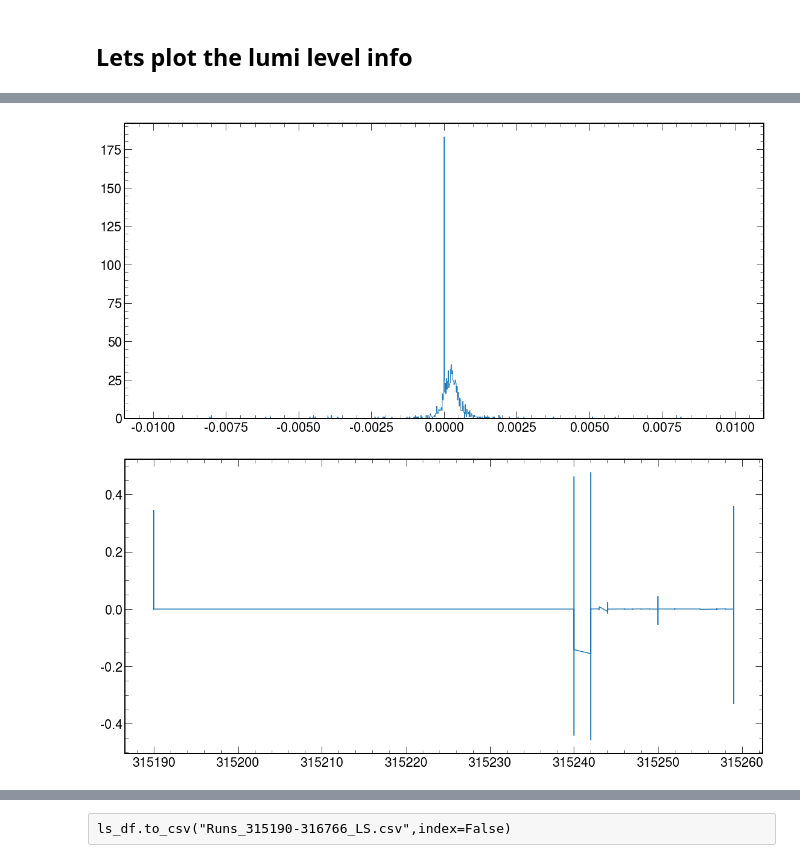
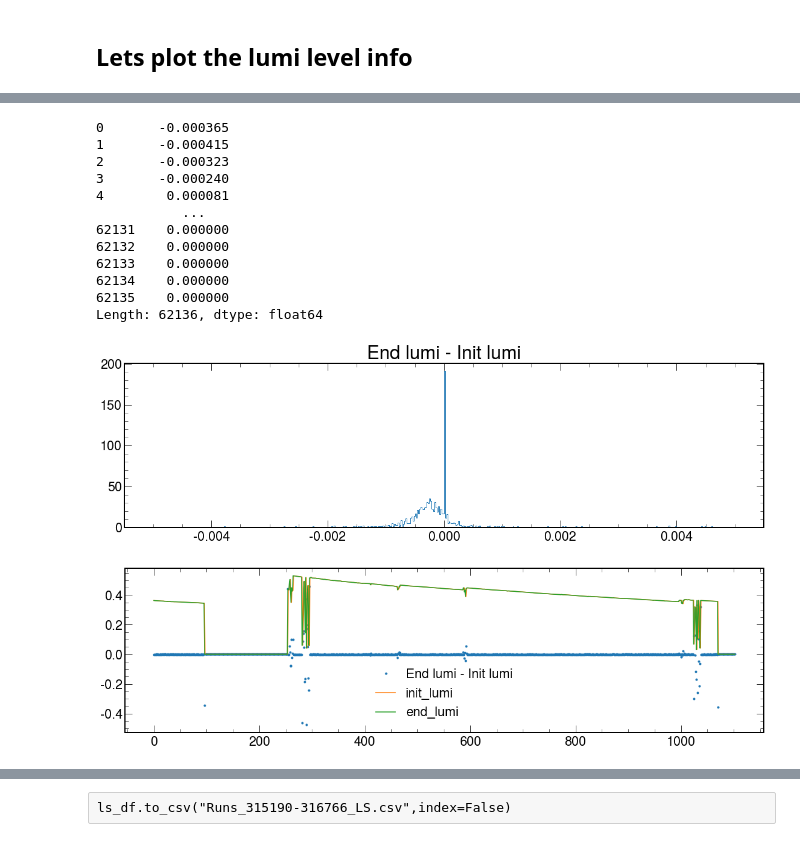
Before and after one commit to GuillermoFidalgo/ML4DQM-DC, a Jupyter notebook: omsapi/OMS Guillermo/Guillermo OMS work.ipynb, the cells around one changed output, grey strips where cells are left out. Drawn from its saved outputs; the diff is of its cells as text; code cells hidden in the pictures.

```diff
--- a/omsapi/OMS Guillermo/Guillermo OMS work.ipynb
+++ b/omsapi/OMS Guillermo/Guillermo OMS work.ipynb
@@ -364,0 +341,2 @@ ls_df.loc[110:120]#[['lumisection_number',"physics_flag","cms_active",'pileup','
+# %%
+ls_df.set_index("run_number").loc[315193]
@@ -396,0 +397,4 @@ print(temp,len(temp))
+# %%
+for i in rundf_coll.run_number.tolist():
+    if i in ls_df.run_number.unique().tolist():
+        print(i)
@@ -414,0 +424,10 @@ lsdf_collisions
+# %%
+def get_collisions(rundf,lsdf):
+    rundf_coll=rundf[rundf['l1_key'].str.contains("collisions")]
+
+    lsdf_coll=lsdf.set_index("run_number")\
+    .loc[[i for i in rundf_coll.run_number.tolist() if i in lsdf.run_number.unique().tolist()]]\
+    .reset_index()
+    return rundf_coll,lsdf_coll
+# %%
+rundf_coll,lsdf_collisions=get_collisions(Df_dict['runs'],Df_dict['lumisections'])
@@ -425,11 +492,42 @@ lsdf_collisions.plot(y=['recorded_lumi','delivered_lumi','pileup'],x="run_number
+# %%
+lsdf_collisions['end_lumi'] -lsdf_collisions['init_lumi']
+# %% [output]
+0       -0.000365
+1       -0.000415
+2       -0.000323
+3       -0.000240
+4        0.000081
+           ...
+62131    0.000000
+62132    0.000000
+62133    0.000000
+62134    0.000000
+62135    0.000000
+Length: 62136, dtype: float64
 # %%
-lumidelta=lsdf_collisions['init_lumi'] -lsdf_collisions['end_lumi']
-plt.figure(figsize=(19,9))
-plt.hist(lumidelta,bins=1000,range=(-.01,.01),histtype="step");
+figsize=(19,5)
+dpi=None
+
+lumidelta=lsdf_collisions['end_lumi'] -lsdf_collisions['init_lumi']
+
+
+plt.figure(figsize=figsize,dpi=dpi)
+plt.title("End lumi - Init lumi")
+plt.hist(lumidelta,bins=500,range=(-.005,.005),histtype="step");
 plt.show()
-plt.figure(figsize=(19,9))
-plt.plot(lsdf_collisions.run_number,lumidelta);
+
+
+linestyle,marker='','.'
+
+plt.figure(figsize=figsize,dpi=dpi)
+plt.plot(lsdf_collisions.index,lumidelta,label="End lumi - Init lumi",linestyle=linestyle,marker=marker,);
+# plt.show()
+
+# plt.figure(figsize=figsize,dpi=dpi)
+plt.plot(lsdf_collisions.index,lsdf_collisions.init_lumi,label='init_lumi')
+plt.plot(lsdf_collisions.index,lsdf_collisions.end_lumi,label='end_lumi')
+plt.legend()
 plt.show()
 # %% [output]
-[figure, old version]
+[figure, new version]
-[figure, old version]
+[figure, new version]
```
Also changed, not shown: parts of 71 cells of this notebook, 6 other files.
